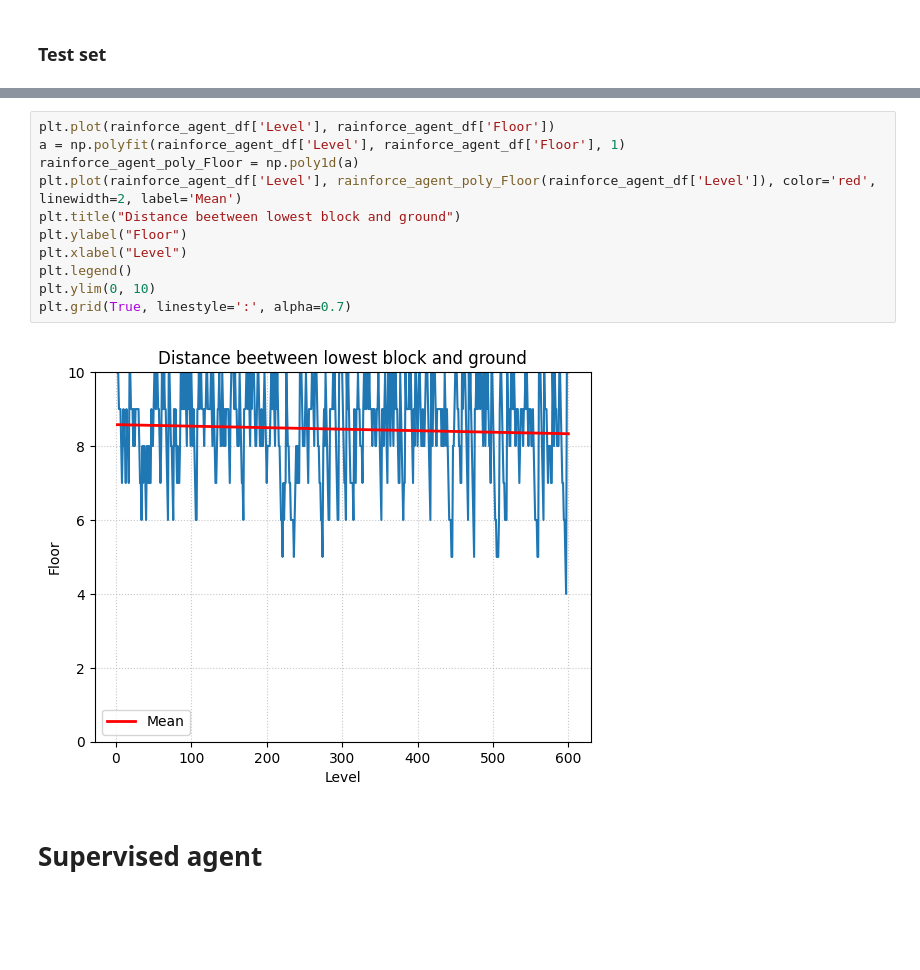
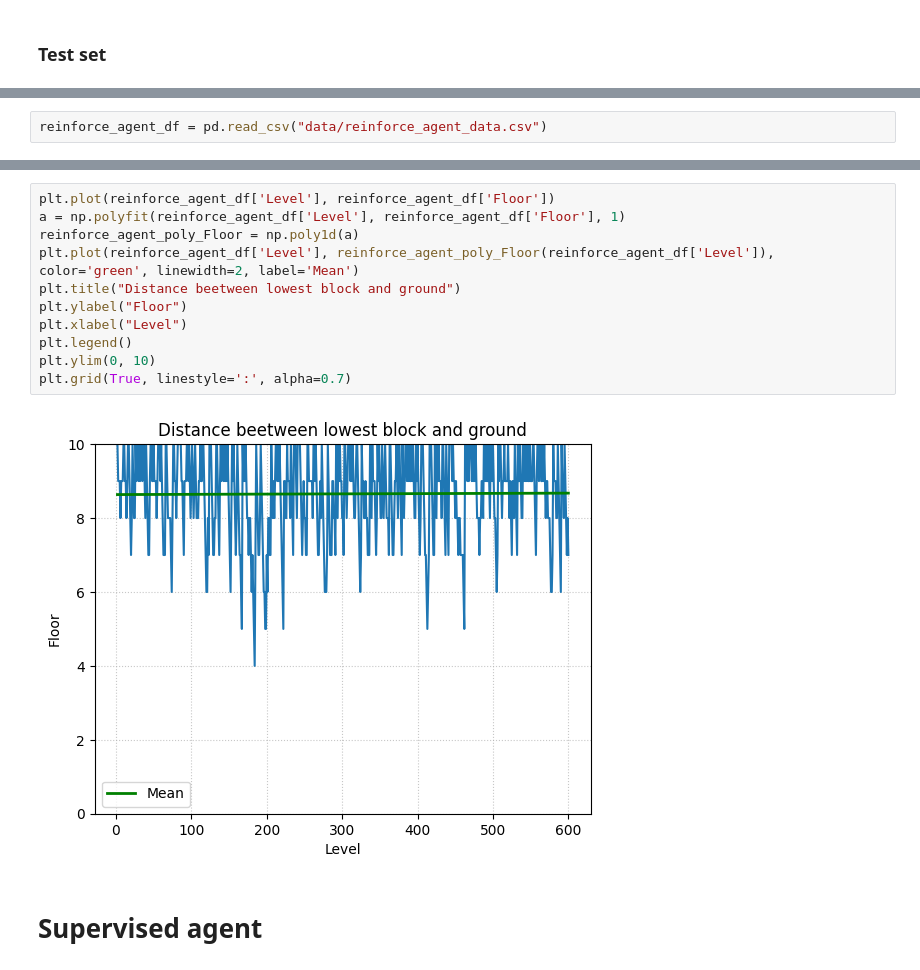
Before and after one commit to Borsh8m3/Gamebots, a Jupyter notebook: Main.ipynb, the cells around one changed output, grey strips where cells are left out. Saved outputs shown, nothing was run; the diff lists cells and outputs as text; blank space fills up the shorter version.

```diff
--- a/Main.ipynb
+++ b/Main.ipynb
@@ -225,4 +385,6 @@ Data columns (total 4 columns):
  3   Blocks_HP  599 non-null    int64
 dtypes: int64(4)
 memory usage: 18.8 KB
+# %%
+reinforce_agent_df = pd.read_csv("data/reinforce_agent_data.csv")
 # %%
@@ -263,16 +425,16 @@ plt.grid(True, linestyle=':', alpha=0.7)
 # %%
-plt.plot(rainforce_agent_df['Level'], rainforce_agent_df['Floor'])
-a = np.polyfit(rainforce_agent_df['Level'], rainforce_agent_df['Floor'], 1)
-rainforce_agent_poly_Floor = np.poly1d(a)
-plt.plot(rainforce_agent_df['Level'], rainforce_agent_poly_Floor(rainforce_agent_df['Level']), color='red', linewidth=2, label='Mean')
+plt.plot(reinforce_agent_df['Level'], reinforce_agent_df['Floor'])
+a = np.polyfit(reinforce_agent_df['Level'], reinforce_agent_df['Floor'], 1)
+reinforce_agent_poly_Floor = np.poly1d(a)
+plt.plot(reinforce_agent_df['Level'], reinforce_agent_poly_Floor(reinforce_agent_df['Level']), color='green', linewidth=2, label='Mean')
 plt.title("Distance beetween lowest block and ground")
 plt.ylabel("Floor")
 plt.xlabel("Level")
 plt.legend()
 plt.ylim(0, 10)
 plt.grid(True, linestyle=':', alpha=0.7)
 # %% [output]
-[figure, old version]
+[figure, new version]
 # %% [markdown]
 # Supervised agent
 # %%
```
Also changed, not shown: parts of 41 cells of this notebook.
